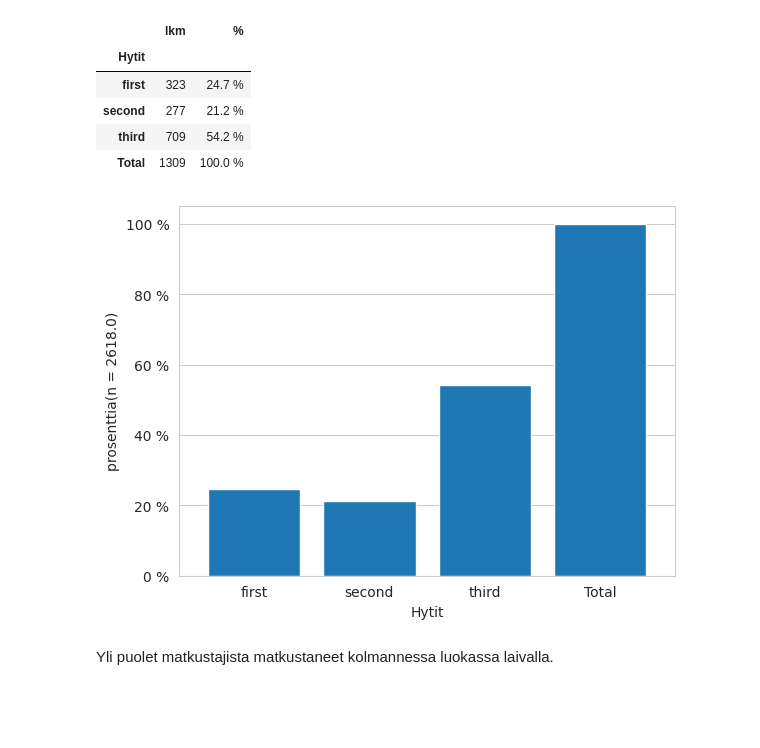
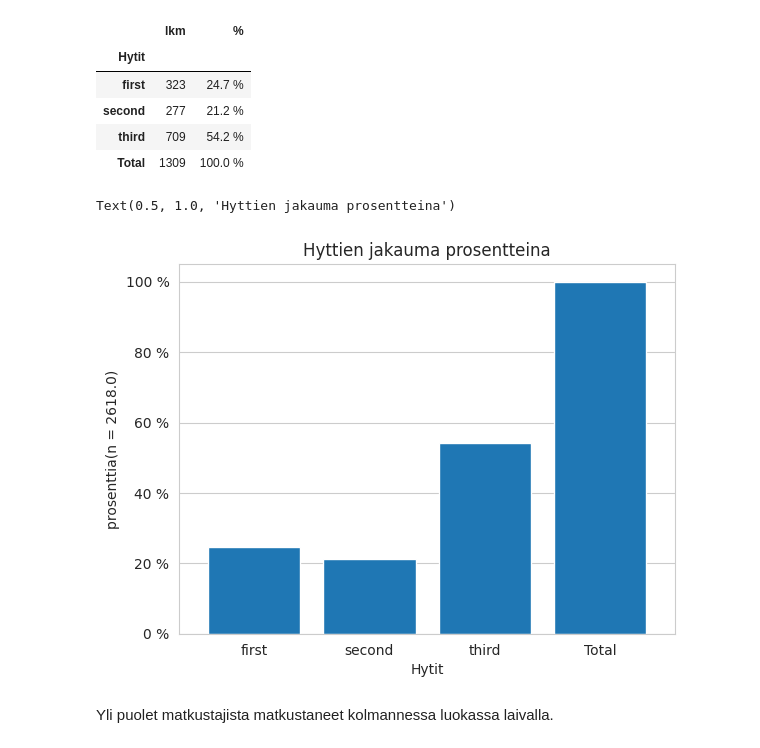
Before and after one commit to JennyMyy/Data-analytiikka, a Jupyter notebook: Titanic.ipynb, the cells around one changed output. Cells and saved outputs as stored; diff of their text form; code cells hidden in the pictures; blank space fills up the shorter version.

```diff
--- a/Titanic.ipynb
+++ b/Titanic.ipynb
@@ -190,13 +236,15 @@ df3.style.format(format)
 # %%
 # Hyttien frekvenssitaulukko prosenteissa kaaviossa
 
 df3['%'].plot(kind='bar', width=0.8, rot=0)
 
 plt.ylabel(f'prosenttia(n = {df3["lkm"].sum()})')
 plt.gca().yaxis.set_major_formatter(ticks)
 
 plt.grid(axis='x')
+plt.title('Hyttien jakauma prosentteina')
 # %% [output]
+Text(0.5, 1.0, 'Hyttien jakauma prosentteina')
-[figure, old version]
+[figure, new version]
 # %% [markdown]
 Yli puolet matkustajista matkustaneet kolmannessa luokassa laivalla.
```
Also changed, not shown: parts of 17 cells of this notebook.
